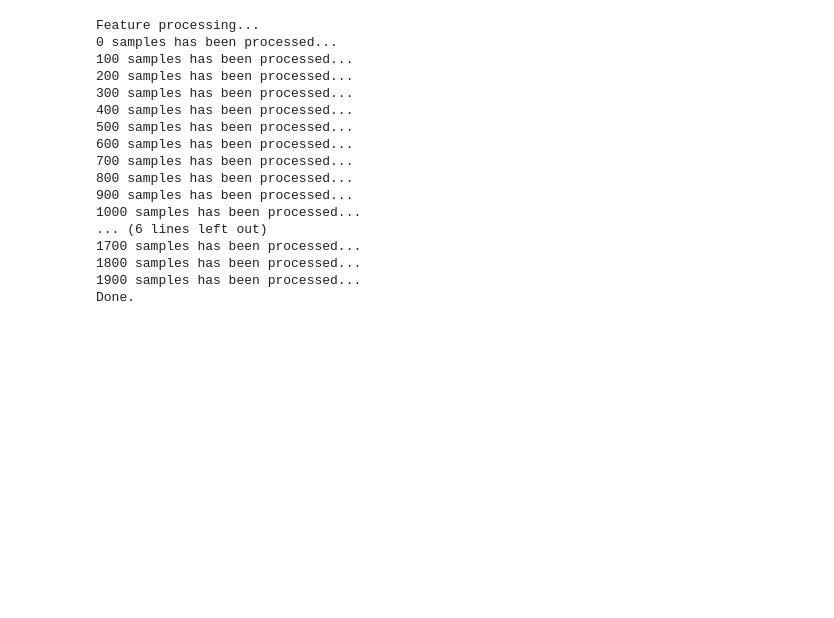
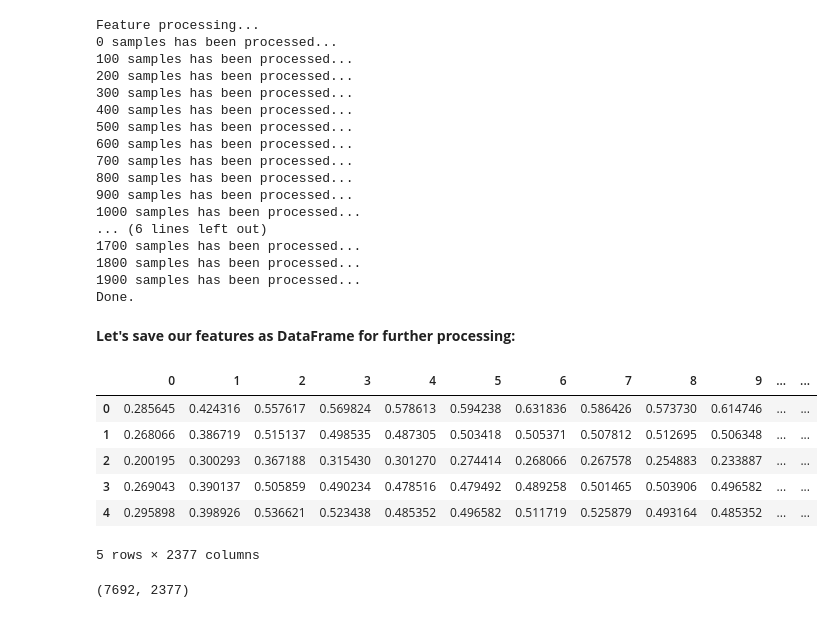
Before and after one commit to rohitrv8922/Speech-Emotion-Recognition, a Jupyter notebook: Speech_Emotion_Recognition.ipynb, the cells around one changed output. Drawn from its saved outputs; the diff is of its cells as text; code cells hidden in the pictures; blank space fills up the shorter version.

```diff
--- a/Speech_Emotion_Recognition.ipynb
+++ b/Speech_Emotion_Recognition.ipynb
@@ -546,3 +546,25 @@ Feature processing...
 1800 samples has been processed...
 1900 samples has been processed...
 Done.
+# %% [markdown]
+**Let's save our features as DataFrame for further processing:**
+# %%
+features_path = "features.csv"
+# %%
+extracted_df = pd.DataFrame(X)
+extracted_df["labels"] = Y
+extracted_df.to_csv(features_path, index=False)
+extracted_df.head()
+# %% [output]
+|  | 0 | 1 | 2 | 3 | 4 | 5 | 6 | 7 | 8 | 9 | ... | ... |
+| 0 | 0.285645 | 0.424316 | 0.557617 | 0.569824 | 0.578613 | 0.594238 | 0.631836 | 0.586426 | 0.573730 | 0.614746 | ... | ... |
+| 1 | 0.268066 | 0.386719 | 0.515137 | 0.498535 | 0.487305 | 0.503418 | 0.505371 | 0.507812 | 0.512695 | 0.506348 | ... | ... |
+| 2 | 0.200195 | 0.300293 | 0.367188 | 0.315430 | 0.301270 | 0.274414 | 0.268066 | 0.267578 | 0.254883 | 0.233887 | ... | ... |
+| 3 | 0.269043 | 0.390137 | 0.505859 | 0.490234 | 0.478516 | 0.479492 | 0.489258 | 0.501465 | 0.503906 | 0.496582 | ... | ... |
+| 4 | 0.295898 | 0.398926 | 0.536621 | 0.523438 | 0.485352 | 0.496582 | 0.511719 | 0.525879 | 0.493164 | 0.485352 | ... | ... |
+5 rows × 2377 columns
+# %%
+extracted_df = pd.read_csv(features_path)
+print(extracted_df.shape)
+# %% [output]
+(7692, 2377)
```
Also changed, not shown: parts of 2 cells of this notebook.
